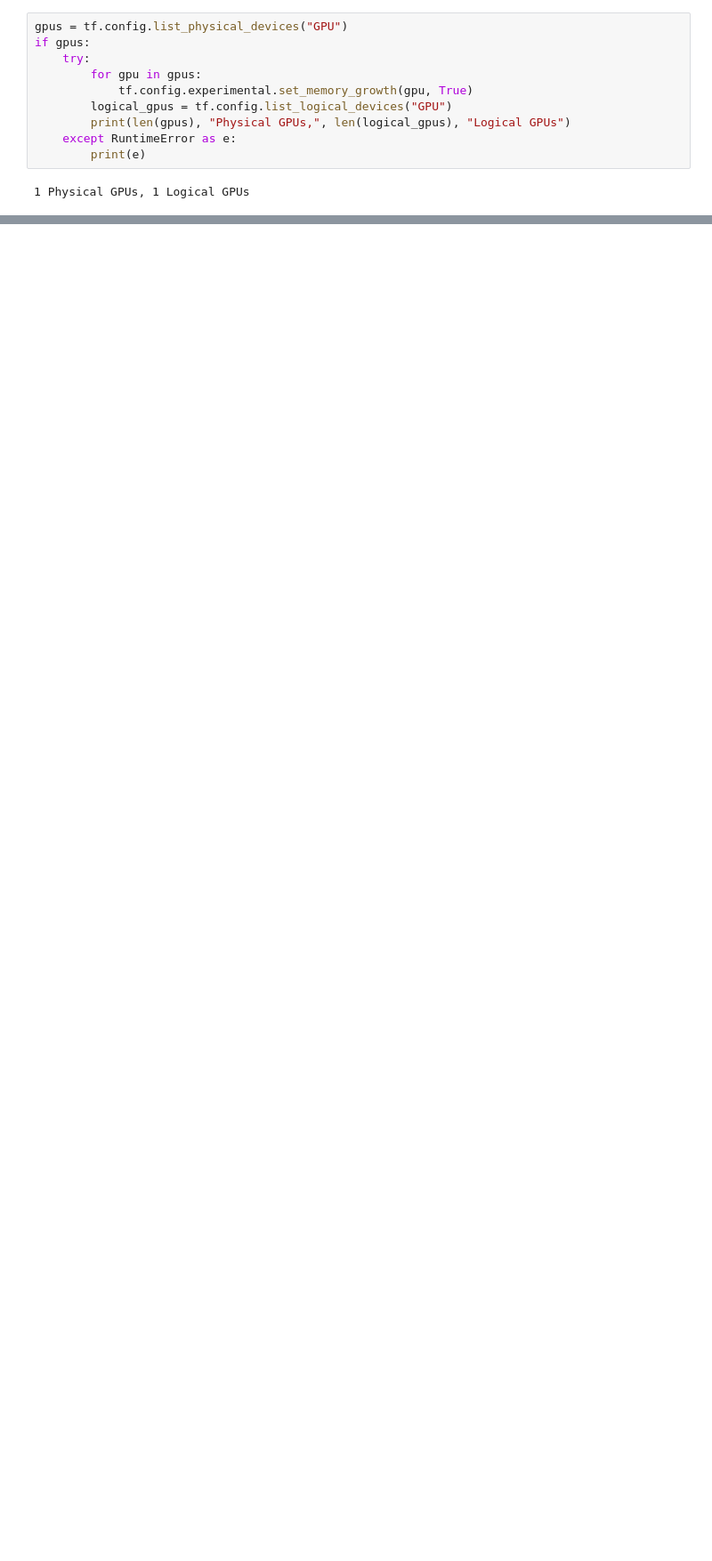
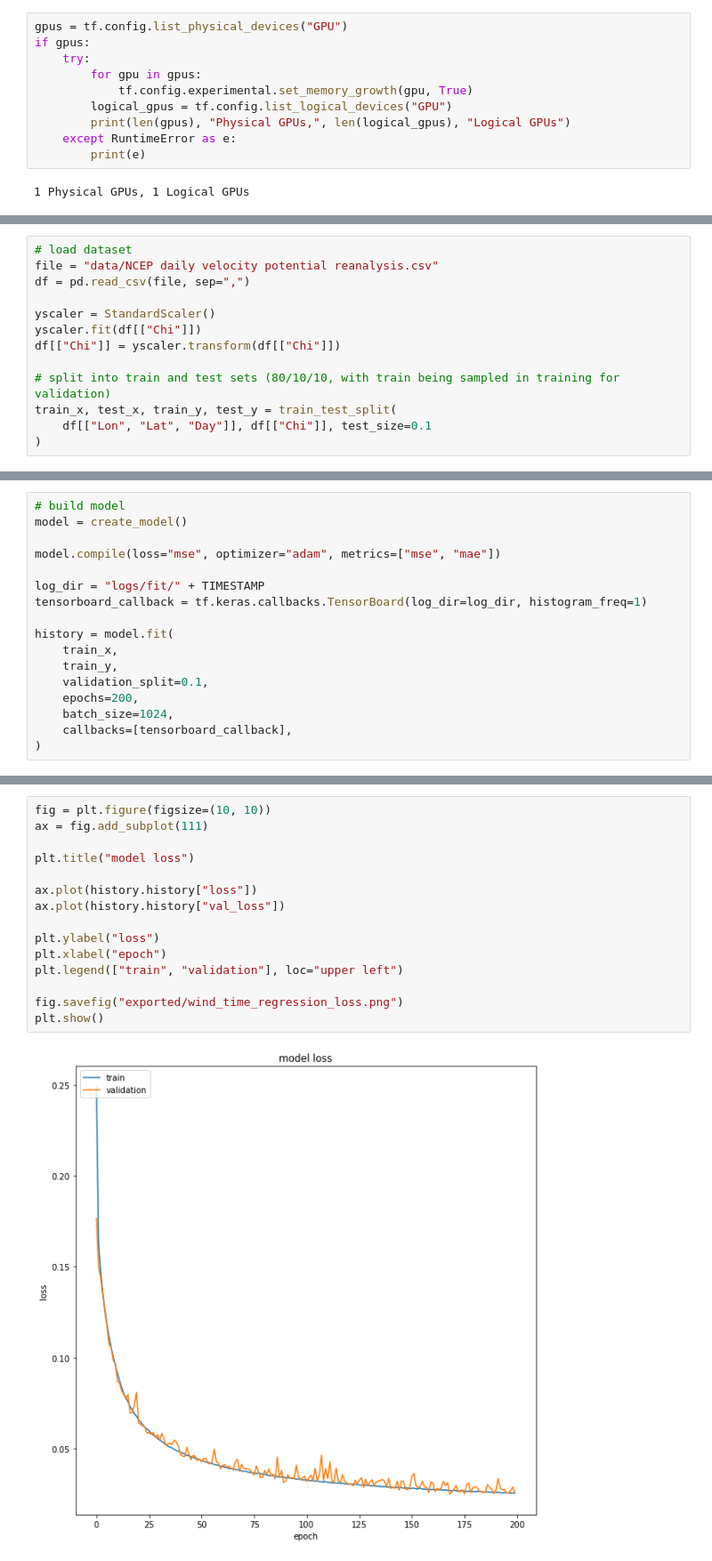
Before and after one commit to Cutwell/plymouth-university-proj518, a Jupyter notebook: saved_models/wind_time_regression.ipynb, the cells around one changed output, grey strips where cells are left out. Shown at 89% size. Saved outputs shown, nothing was run; the diff lists cells and outputs as text; blank space fills up the shorter version.

```diff
--- a/saved_models/wind_time_regression.ipynb
+++ b/saved_models/wind_time_regression.ipynb
@@ -63,0 +56,13 @@ def scaler():
+# %%
+# load dataset
+file = "data/NCEP daily velocity potential reanalysis.csv"
+df = pd.read_csv(file, sep=",")
+
+yscaler = StandardScaler()
+yscaler.fit(df[["Chi"]])
+df[["Chi"]] = yscaler.transform(df[["Chi"]])
+
+# split into train and test sets (80/10/10, with train being sampled in training for validation)
+train_x, test_x, train_y, test_y = train_test_split(
+    df[["Lon", "Lat", "Day"]], df[["Chi"]], test_size=0.1
+)
@@ -205,0 +95,17 @@ test(model, yscaler, coords=test_coords)
+# %%
+# build model
+model = create_model()
+
+model.compile(loss="mse", optimizer="adam", metrics=["mse", "mae"])
+
+log_dir = "logs/fit/" + TIMESTAMP
+tensorboard_callback = tf.keras.callbacks.TensorBoard(log_dir=log_dir, histogram_freq=1)
+
+history = model.fit(
+    train_x,
+    train_y,
+    validation_split=0.1,
+    epochs=200,
+    batch_size=1024,
+    callbacks=[tensorboard_callback],
+)
@@ -205,0 +150,17 @@ test(model, yscaler, coords=test_coords)
+# %%
+fig = plt.figure(figsize=(10, 10))
+ax = fig.add_subplot(111)
+
+plt.title("model loss")
+
+ax.plot(history.history["loss"])
+ax.plot(history.history["val_loss"])
+
+plt.ylabel("loss")
+plt.xlabel("epoch")
+plt.legend(["train", "validation"], loc="upper left")
+
+fig.savefig("exported/wind_time_regression_loss.png")
+plt.show()
+# %% [output]
+[figure, added]
```
Also changed, not shown: parts of 28 cells of this notebook, 14 other files.
